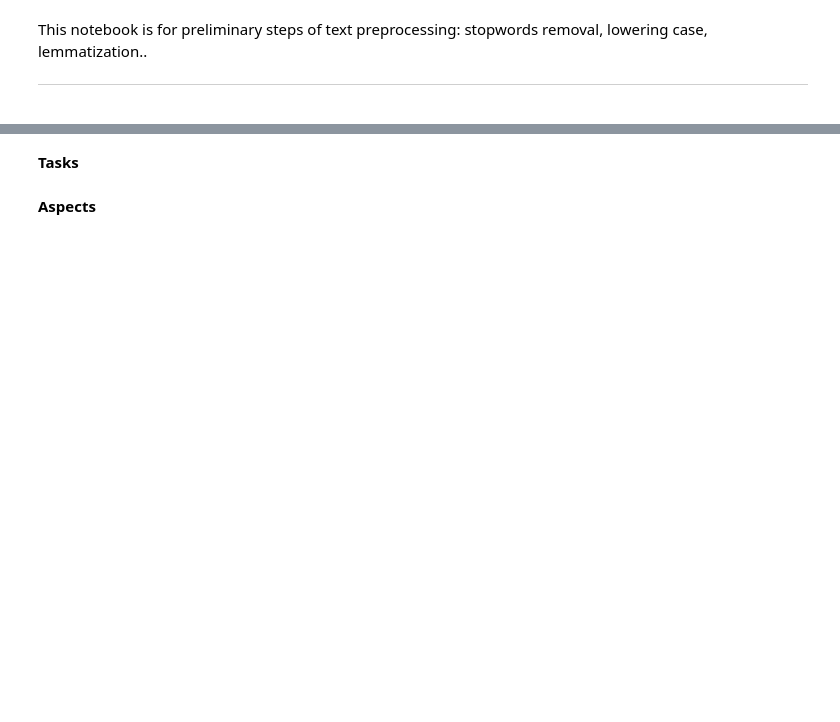
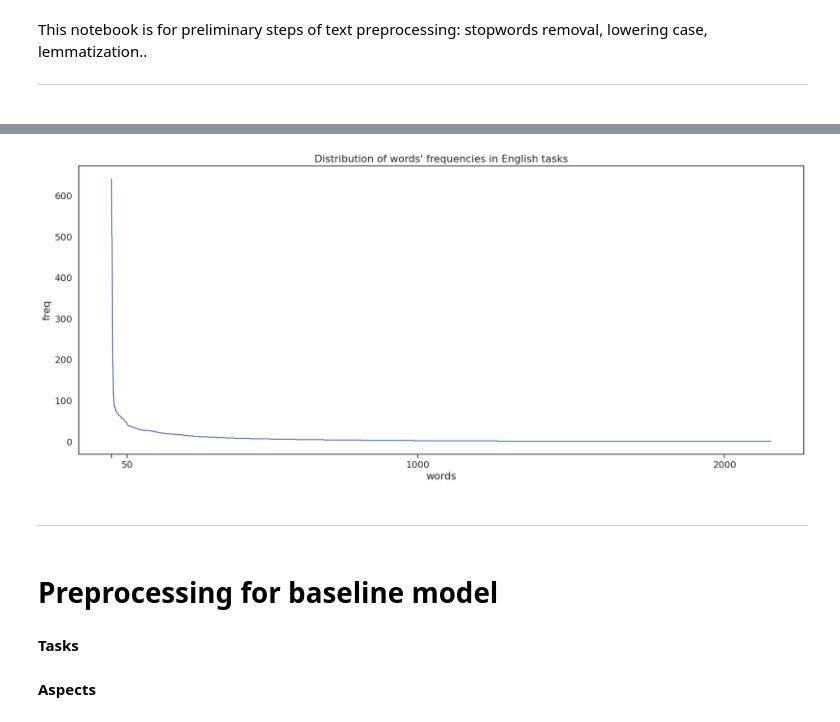
Before and after one commit to ghalifaten/master_thesis, a Jupyter notebook: 3_preprocess_data.ipynb, the cells around one changed output, grey strips where cells are left out. Drawn from its saved outputs; the diff is of its cells as text; code cells hidden in the pictures; blank space fills up the shorter version.

```diff
--- a/3_preprocess_data.ipynb
+++ b/3_preprocess_data.ipynb
@@ -45,0 +115,39 @@ def preprocess(text, lemmatizer, stopwords, stoplemmas, stemmer=stemmer):
+# %%
+folder = "gen_files/EN/"
+filename = "trimmed_open_tasks"
+
+stopwords, lemmatizer = load_tools("english")
+
+df = pd.read_csv(f"{folder}{filename}.csv")
+df["description"] = df["description"].apply(lambda text: preprocess(text, lemmatizer, stopwords, stoplemmas=[]))
+df["word_count"] = df["description"].apply(lambda s: len(s.split()))
+# %%
+data = df["description"].to_list()
+vectorizer, bow_model = get_bow(data)
+# %%
+freq_dict = {}
+for word, id in vectorizer.vocabulary_.items():
+    freq = bow_model[:, id].sum(axis=0)
+    freq_dict[word] = freq[0,0]
+# %%
+df_word_freq = pd.DataFrame(sorted(freq_dict.items(), key=lambda x: x[1], reverse=True))
+df_word_freq.columns = ["words", "freq"]
+# %%
+sns.set_theme(style='white', font_scale=1.3,
+              rc={'figure.figsize':(20,8)})
+
+sns.lineplot(data=df_word_freq, x="words", y="freq").set(title="Distribution of words' frequencies in English tasks")
+
+# Get the current axes
+ax = plt.gca()
+
+# Define the desired xticks and xticklabels
+ticks = list(range(0, 51, 50)) + list(range(1000, len(df_word_freq), 1000))
+
+ax.set_xticks(ticks)
+ax.set_xticklabels([""]+ticks[1:])
+ax.tick_params(axis='x', which='both', bottom=True, top=False)
+
+plt.savefig("figures/word_freq_EN", bbox_inches="tight")
+# %% [output]
+[figure, added]
@@ -46,3 +164,7 @@ def preprocess(text, lemmatizer, stopwords, stoplemmas, stemmer=stemmer):
+# %% [markdown]
+<hr>
 # %% [markdown]
-**Tasks**
+# Preprocessing for baseline model
+# %% [markdown]
+**Tasks**
 # %%
```
Also changed, not shown: parts of 23 cells of this notebook.
